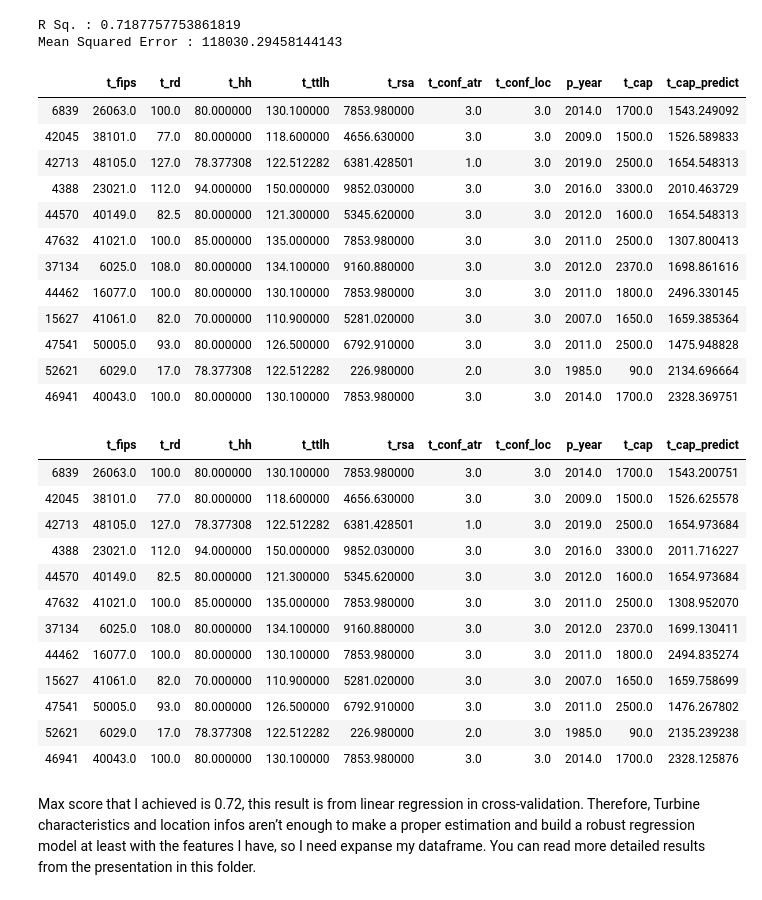
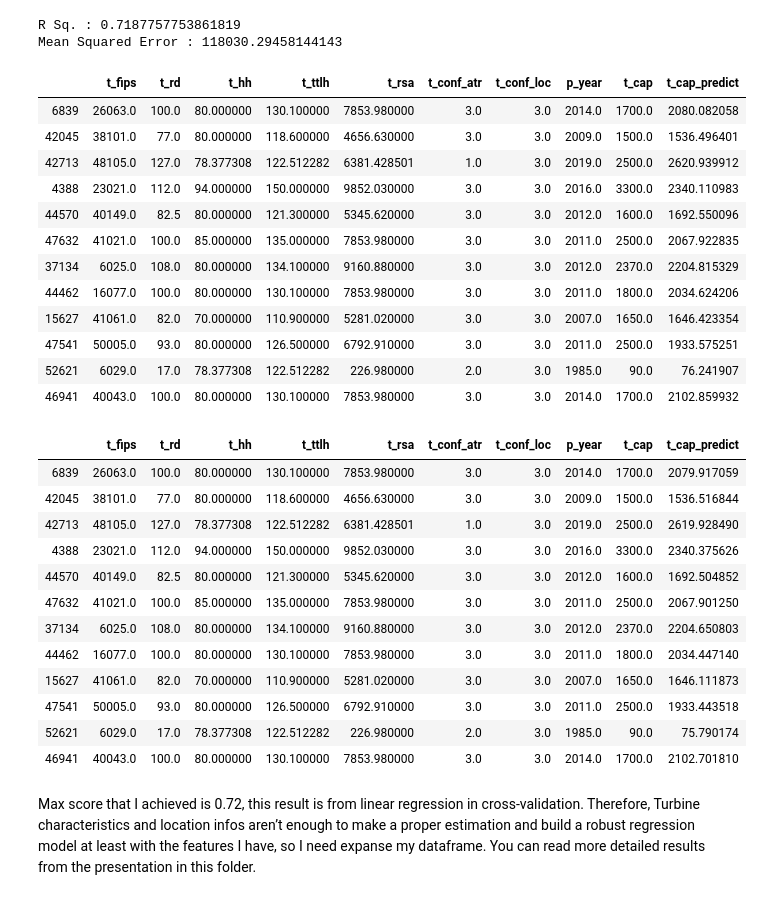
Before and after one commit to alpercakr/Wind-Turbines-Capacity-Prediction, a Jupyter notebook: regression model on wind turbines.ipynb, the cells around one changed output. Saved outputs shown, nothing was run; the diff lists cells and outputs as text; code cells hidden in the pictures.

```diff
--- a/regression model on wind turbines.ipynb
+++ b/regression model on wind turbines.ipynb
@@ -440,42 +440,42 @@ Mean Squared Error : 118030.29458144143
 # %%
 # Comparison of predictions of Lasso with Test dataset
 df_c=X_test.copy()
 df_c['t_cap']=y_test
-df_c['t_cap_predict']=pred
+df_c['t_cap_predict']=lasso_regr.predict(X_test)
 df_c.sample(12,random_state=76)
 # %% [output]
 |  | t_fips | t_rd | t_hh | t_ttlh | t_rsa | t_conf_atr | t_conf_loc | p_year | t_cap | t_cap_predict |
-| 6839 | 26063.0 | 100.0 | 80.000000 | 130.100000 | 7853.980000 | 3.0 | 3.0 | 2014.0 | 1700.0 | 1543.249092 |
-| 42045 | 38101.0 | 77.0 | 80.000000 | 118.600000 | 4656.630000 | 3.0 | 3.0 | 2009.0 | 1500.0 | 1526.589833 |
-| 42713 | 48105.0 | 127.0 | 78.377308 | 122.512282 | 6381.428501 | 1.0 | 3.0 | 2019.0 | 2500.0 | 1654.548313 |
-| 4388 | 23021.0 | 112.0 | 94.000000 | 150.000000 | 9852.030000 | 3.0 | 3.0 | 2016.0 | 3300.0 | 2010.463729 |
-| 44570 | 40149.0 | 82.5 | 80.000000 | 121.300000 | 5345.620000 | 3.0 | 3.0 | 2012.0 | 1600.0 | 1654.548313 |
-| 47632 | 41021.0 | 100.0 | 85.000000 | 135.000000 | 7853.980000 | 3.0 | 3.0 | 2011.0 | 2500.0 | 1307.800413 |
-| 37134 | 6025.0 | 108.0 | 80.000000 | 134.100000 | 9160.880000 | 3.0 | 3.0 | 2012.0 | 2370.0 | 1698.861616 |
-| 44462 | 16077.0 | 100.0 | 80.000000 | 130.100000 | 7853.980000 | 3.0 | 3.0 | 2011.0 | 1800.0 | 2496.330145 |
-| 15627 | 41061.0 | 82.0 | 70.000000 | 110.900000 | 5281.020000 | 3.0 | 3.0 | 2007.0 | 1650.0 | 1659.385364 |
-| 47541 | 50005.0 | 93.0 | 80.000000 | 126.500000 | 6792.910000 | 3.0 | 3.0 | 2011.0 | 2500.0 | 1475.948828 |
-| 52621 | 6029.0 | 17.0 | 78.377308 | 122.512282 | 226.980000 | 2.0 | 3.0 | 1985.0 | 90.0 | 2134.696664 |
-| 46941 | 40043.0 | 100.0 | 80.000000 | 130.100000 | 7853.980000 | 3.0 | 3.0 | 2014.0 | 1700.0 | 2328.369751 |
+| 6839 | 26063.0 | 100.0 | 80.000000 | 130.100000 | 7853.980000 | 3.0 | 3.0 | 2014.0 | 1700.0 | 2080.082058 |
+| 42045 | 38101.0 | 77.0 | 80.000000 | 118.600000 | 4656.630000 | 3.0 | 3.0 | 2009.0 | 1500.0 | 1536.496401 |
+| 42713 | 48105.0 | 127.0 | 78.377308 | 122.512282 | 6381.428501 | 1.0 | 3.0 | 2019.0 | 2500.0 | 2620.939912 |
+| 4388 | 23021.0 | 112.0 | 94.000000 | 150.000000 | 9852.030000 | 3.0 | 3.0 | 2016.0 | 3300.0 | 2340.110983 |
+| 44570 | 40149.0 | 82.5 | 80.000000 | 121.300000 | 5345.620000 | 3.0 | 3.0 | 2012.0 | 1600.0 | 1692.550096 |
+| 47632 | 41021.0 | 100.0 | 85.000000 | 135.000000 | 7853.980000 | 3.0 | 3.0 | 2011.0 | 2500.0 | 2067.922835 |
+| 37134 | 6025.0 | 108.0 | 80.000000 | 134.100000 | 9160.880000 | 3.0 | 3.0 | 2012.0 | 2370.0 | 2204.815329 |
+| 44462 | 16077.0 | 100.0 | 80.000000 | 130.100000 | 7853.980000 | 3.0 | 3.0 | 2011.0 | 1800.0 | 2034.624206 |
+| 15627 | 41061.0 | 82.0 | 70.000000 | 110.900000 | 5281.020000 | 3.0 | 3.0 | 2007.0 | 1650.0 | 1646.423354 |
+| 47541 | 50005.0 | 93.0 | 80.000000 | 126.500000 | 6792.910000 | 3.0 | 3.0 | 2011.0 | 2500.0 | 1933.575251 |
+| 52621 | 6029.0 | 17.0 | 78.377308 | 122.512282 | 226.980000 | 2.0 | 3.0 | 1985.0 | 90.0 | 76.241907 |
+| 46941 | 40043.0 | 100.0 | 80.000000 | 130.100000 | 7853.980000 | 3.0 | 3.0 | 2014.0 | 1700.0 | 2102.859932 |
 # %%
 # Comparison of predictions of LassoCV with Test dataset
 df_cm=X_test.copy()
 df_cm['t_cap']=y_test
-df_cm['t_cap_predict']=lasso_cv_pred
+df_cm['t_cap_predict']=lasso_cv.predict(X_test)
 df_cm.sample(12,random_state=76)
 # %% [output]
 |  | t_fips | t_rd | t_hh | t_ttlh | t_rsa | t_conf_atr | t_conf_loc | p_year | t_cap | t_cap_predict |
-| 6839 | 26063.0 | 100.0 | 80.000000 | 130.100000 | 7853.980000 | 3.0 | 3.0 | 2014.0 | 1700.0 | 1543.200751 |
-| 42045 | 38101.0 | 77.0 | 80.000000 | 118.600000 | 4656.630000 | 3.0 | 3.0 | 2009.0 | 1500.0 | 1526.625578 |
-| 42713 | 48105.0 | 127.0 | 78.377308 | 122.512282 | 6381.428501 | 1.0 | 3.0 | 2019.0 | 2500.0 | 1654.973684 |
-| 4388 | 23021.0 | 112.0 | 94.000000 | 150.000000 | 9852.030000 | 3.0 | 3.0 | 2016.0 | 3300.0 | 2011.716227 |
-| 44570 | 40149.0 | 82.5 | 80.000000 | 121.300000 | 5345.620000 | 3.0 | 3.0 | 2012.0 | 1600.0 | 1654.973684 |
-| 47632 | 41021.0 | 100.0 | 85.000000 | 135.000000 | 7853.980000 | 3.0 | 3.0 | 2011.0 | 2500.0 | 1308.952070 |
-| 37134 | 6025.0 | 108.0 | 80.000000 | 134.100000 | 9160.880000 | 3.0 | 3.0 | 2012.0 | 2370.0 | 1699.130411 |
-| 44462 | 16077.0 | 100.0 | 80.000000 | 130.100000 | 7853.980000 | 3.0 | 3.0 | 2011.0 | 1800.0 | 2494.835274 |
-| 15627 | 41061.0 | 82.0 | 70.000000 | 110.900000 | 5281.020000 | 3.0 | 3.0 | 2007.0 | 1650.0 | 1659.758699 |
-| 47541 | 50005.0 | 93.0 | 80.000000 | 126.500000 | 6792.910000 | 3.0 | 3.0 | 2011.0 | 2500.0 | 1476.267802 |
-| 52621 | 6029.0 | 17.0 | 78.377308 | 122.512282 | 226.980000 | 2.0 | 3.0 | 1985.0 | 90.0 | 2135.239238 |
-| 46941 | 40043.0 | 100.0 | 80.000000 | 130.100000 | 7853.980000 | 3.0 | 3.0 | 2014.0 | 1700.0 | 2328.125876 |
+| 6839 | 26063.0 | 100.0 | 80.000000 | 130.100000 | 7853.980000 | 3.0 | 3.0 | 2014.0 | 1700.0 | 2079.917059 |
+| 42045 | 38101.0 | 77.0 | 80.000000 | 118.600000 | 4656.630000 | 3.0 | 3.0 | 2009.0 | 1500.0 | 1536.516844 |
+| 42713 | 48105.0 | 127.0 | 78.377308 | 122.512282 | 6381.428501 | 1.0 | 3.0 | 2019.0 | 2500.0 | 2619.928490 |
+| 4388 | 23021.0 | 112.0 | 94.000000 | 150.000000 | 9852.030000 | 3.0 | 3.0 | 2016.0 | 3300.0 | 2340.375626 |
+| 44570 | 40149.0 | 82.5 | 80.000000 | 121.300000 | 5345.620000 | 3.0 | 3.0 | 2012.0 | 1600.0 | 1692.504852 |
+| 47632 | 41021.0 | 100.0 | 85.000000 | 135.000000 | 7853.980000 | 3.0 | 3.0 | 2011.0 | 2500.0 | 2067.901250 |
+| 37134 | 6025.0 | 108.0 | 80.000000 | 134.100000 | 9160.880000 | 3.0 | 3.0 | 2012.0 | 2370.0 | 2204.650803 |
+| 44462 | 16077.0 | 100.0 | 80.000000 | 130.100000 | 7853.980000 | 3.0 | 3.0 | 2011.0 | 1800.0 | 2034.447140 |
+| 15627 | 41061.0 | 82.0 | 70.000000 | 110.900000 | 5281.020000 | 3.0 | 3.0 | 2007.0 | 1650.0 | 1646.111873 |
+| 47541 | 50005.0 | 93.0 | 80.000000 | 126.500000 | 6792.910000 | 3.0 | 3.0 | 2011.0 | 2500.0 | 1933.443518 |
+| 52621 | 6029.0 | 17.0 | 78.377308 | 122.512282 | 226.980000 | 2.0 | 3.0 | 1985.0 | 90.0 | 75.790174 |
+| 46941 | 40043.0 | 100.0 | 80.000000 | 130.100000 | 7853.980000 | 3.0 | 3.0 | 2014.0 | 1700.0 | 2102.701810 |
 # %% [markdown]
 Max score that I achieved is 0.72, this result is from linear regression in cross-validation. Therefore, Turbine characteristics and location infos aren’t enough to make a proper estimation and build a robust regression model at least with the features I have, so I need expanse my dataframe. You can read more detailed results from the presentation in this folder.
```
